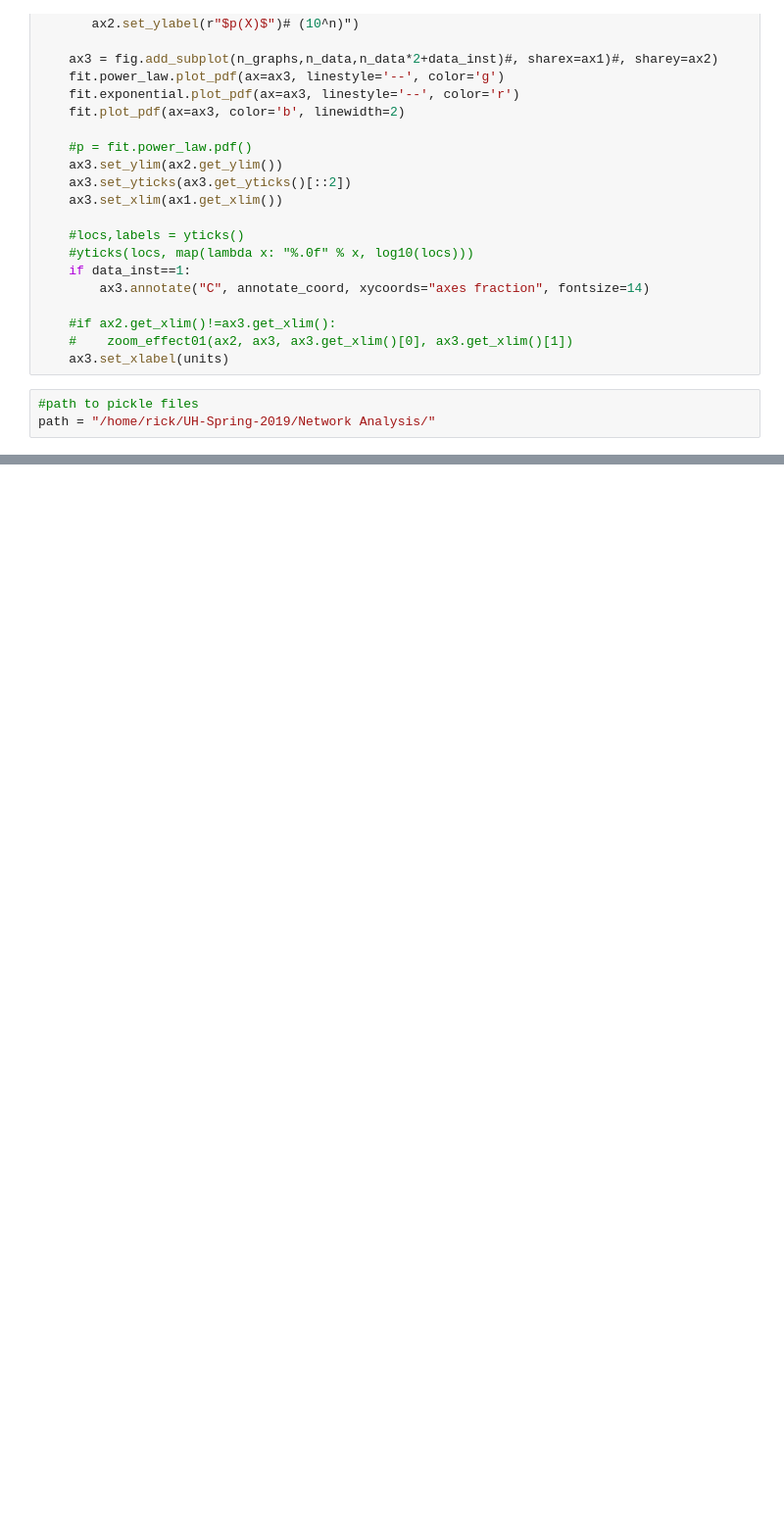
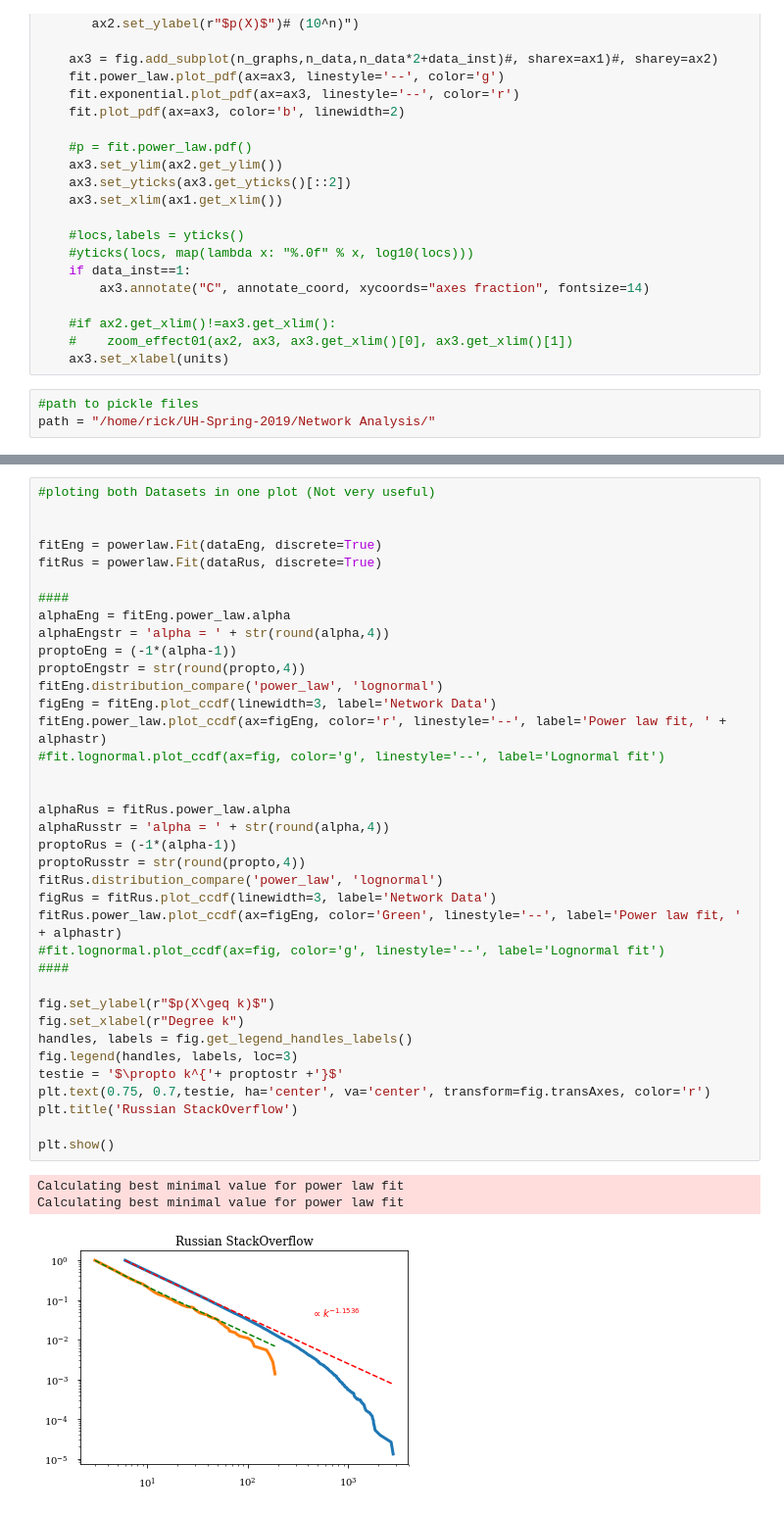
Before and after one commit to stacknetwork/OverflowNA, a Jupyter notebook: src/MakingGraphics_DegreeDist.ipynb, the cells around one changed output, grey strips where cells are left out. Shown at 98% size. Saved outputs shown, nothing was run; the diff lists cells and outputs as text; blank space fills up the shorter version.

```diff
--- a/src/MakingGraphics_DegreeDist.ipynb
+++ b/src/MakingGraphics_DegreeDist.ipynb
@@ -159,0 +157,41 @@ Text(0.5,1,'Fitted Degree exponent CCDF')
+# %%
+#ploting both Datasets in one plot (Not very useful)
+
+
+fitEng = powerlaw.Fit(dataEng, discrete=True)
+fitRus = powerlaw.Fit(dataRus, discrete=True)
+
+####
+alphaEng = fitEng.power_law.alpha
+alphaEngstr = 'alpha = ' + str(round(alpha,4))
+proptoEng = (-1*(alpha-1))
+proptoEngstr = str(round(propto,4))
+fitEng.distribution_compare('power_law', 'lognormal')
+figEng = fitEng.plot_ccdf(linewidth=3, label='Network Data')
+fitEng.power_law.plot_ccdf(ax=figEng, color='r', linestyle='--', label='Power law fit, ' + alphastr)
+#fit.lognormal.plot_ccdf(ax=fig, color='g', linestyle='--', label='Lognormal fit')
+
+
+alphaRus = fitRus.power_law.alpha
+alphaRusstr = 'alpha = ' + str(round(alpha,4))
+proptoRus = (-1*(alpha-1))
+proptoRusstr = str(round(propto,4))
+fitRus.distribution_compare('power_law', 'lognormal')
+figRus = fitRus.plot_ccdf(linewidth=3, label='Network Data')
+fitRus.power_law.plot_ccdf(ax=figEng, color='Green', linestyle='--', label='Power law fit, ' + alphastr)
+#fit.lognormal.plot_ccdf(ax=fig, color='g', linestyle='--', label='Lognormal fit')
+####
+
+fig.set_ylabel(r"$p(X\geq k)$")
+fig.set_xlabel(r"Degree k")
+handles, labels = fig.get_legend_handles_labels()
+fig.legend(handles, labels, loc=3)
+testie = '$\propto k^{'+ proptostr +'}$'
+plt.text(0.75, 0.7,testie, ha='center', va='center', transform=fig.transAxes, color='r')
+plt.title('Russian StackOverflow')
+
+plt.show()
+# %% [output]
+Calculating best minimal value for power law fit
+Calculating best minimal value for power law fit
+[figure, added]
```
Also changed, not shown: parts of 6 cells of this notebook.
